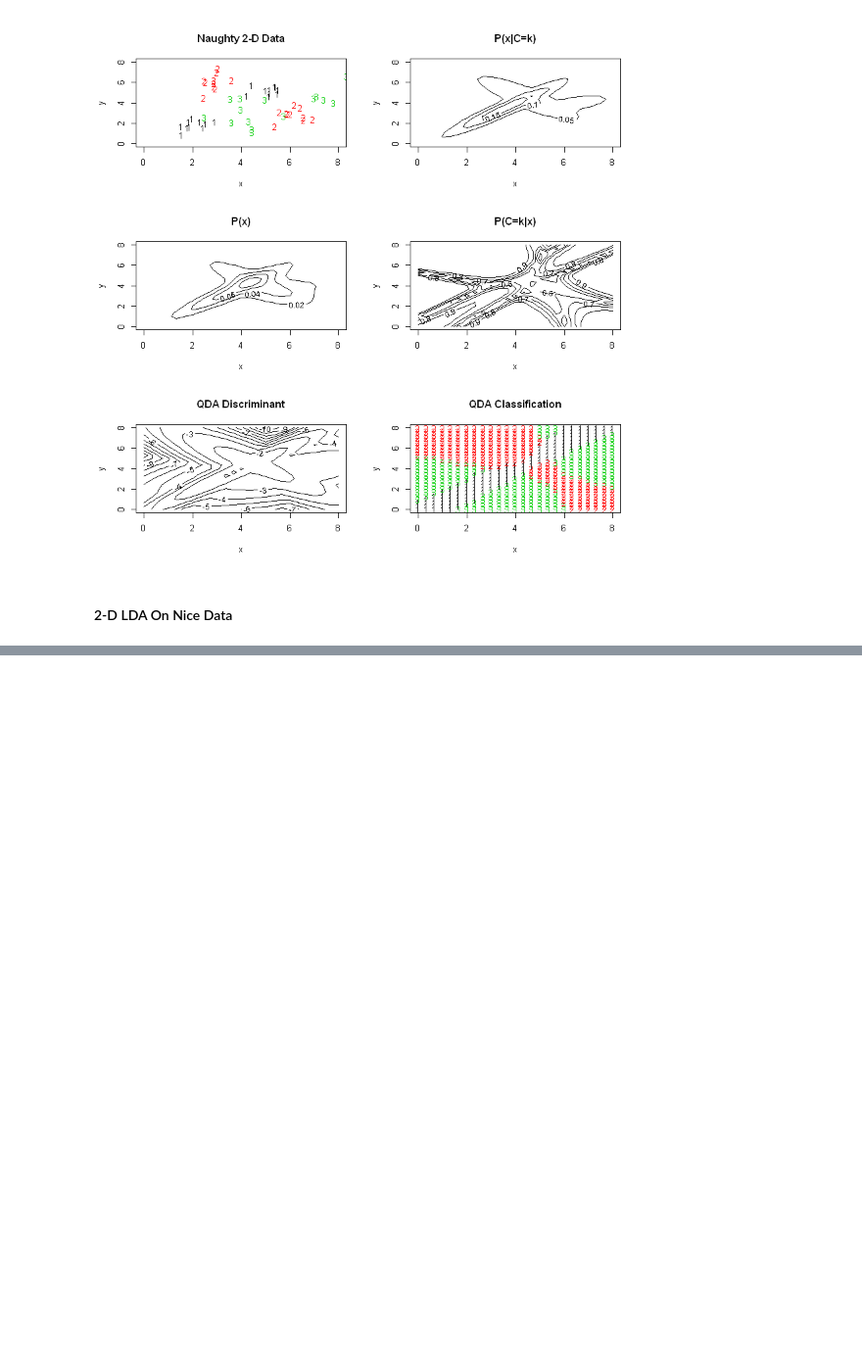
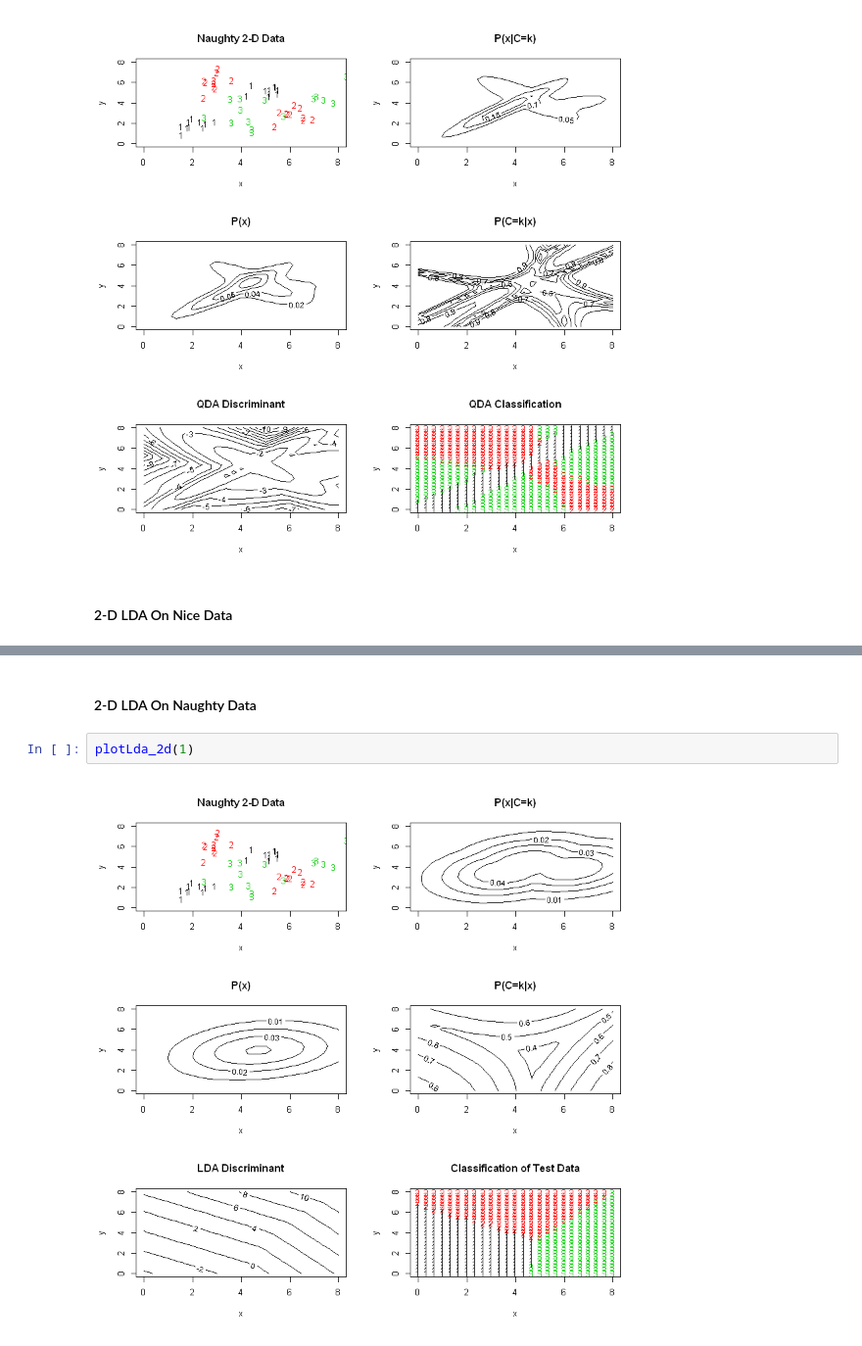
Before and after one commit to focods/WonderfulML, a Jupyter notebook: docs/solutions/session04_r.ipynb, the cells around one changed output, grey strips where cells are left out. Shown at 98% size. Saved outputs shown, nothing was run; the diff lists cells and outputs as text; blank space fills up the shorter version.

```diff
--- a/docs/solutions/session04_r.ipynb
+++ b/docs/solutions/session04_r.ipynb
@@ -604,0 +613,6 @@ plotQda_2d(1)  # any number not 0 will be naughty data
+# %% [markdown]
+#### 2-D LDA On Naughty Data
+# %%
+plotLda_2d(1)
+# %% [output]
+[figure, added]
```
Also changed, not shown: parts of 7 cells of this notebook, 1 other file.
